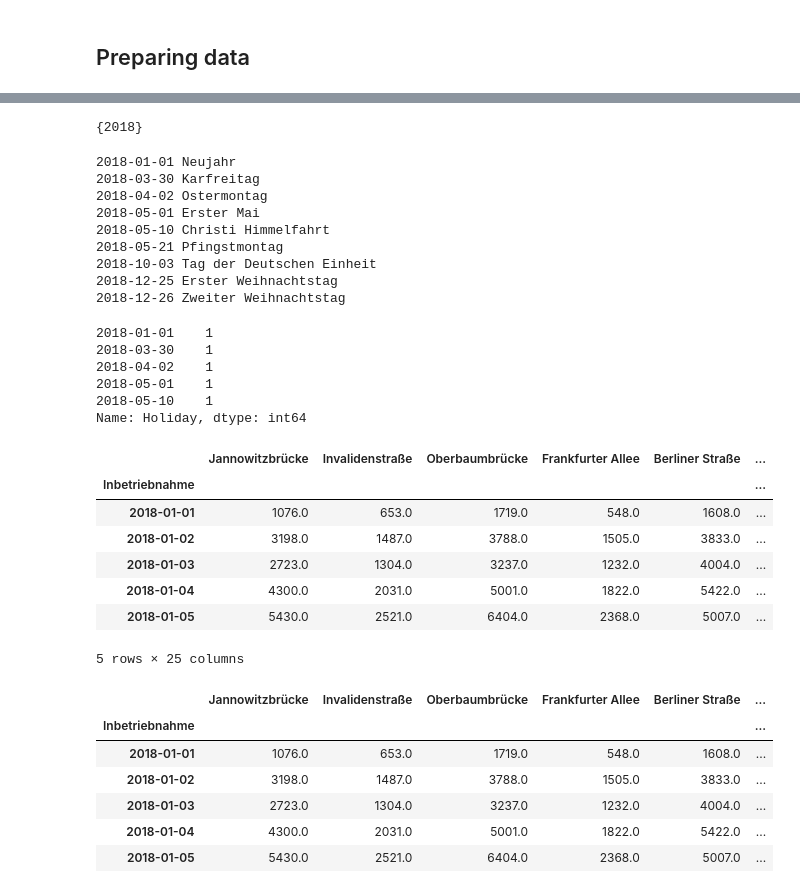
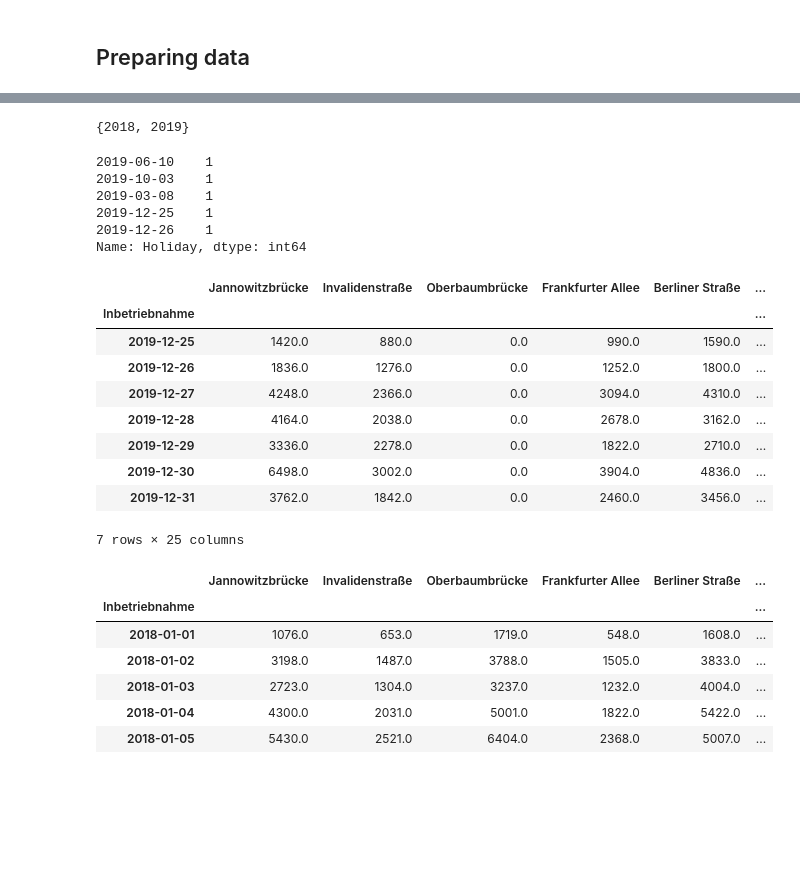
Before and after one commit to AntoniaBu/Cycling-traffic-volume-Berlin, a Jupyter notebook: Bicycles2020.ipynb, the cells around one changed output, grey strips where cells are left out. Saved outputs shown, nothing was run; the diff lists cells and outputs as text; code cells hidden in the pictures; blank space fills up the shorter version.

Commit message:
Add data for 2019

```diff
--- a/Bicycles2020.ipynb
+++ b/Bicycles2020.ipynb
@@ -7,8 +7,8 @@
 from pathlib import Path
 import os
 
-data_dir = str(Path.home()) + r'\tubCloud2\Master\Radverkehr_Berlin'
+data_dir = str(Path.home()) + r'\tubCloud2\Master\Git\Cycling_traffic_volume_Berlin'
 # %%
 import pandas as pd
-
-counts = pd.read_csv(os.path.join(data_dir, r'Bicycle_volume2018.csv'), delimiter=';', index_col=0, parse_dates=True)
+# load data
+counts2018 = pd.read_csv(os.path.join(data_dir, r'Bicycle_volume2018.csv'), delimiter=';', index_col=0, parse_dates=True)
@@ -25,0 +15,3 @@ counts.head()
+# %%
+# load more data
+counts2019 = pd.read_csv(os.path.join(data_dir, r'Bicycle_volume2019.csv'), delimiter=';', index_col=0, parse_dates=True)
@@ -26,3 +30,7 @@ counts.head()
+# %%
+# concatenate 2018 and 2019 data
+counts = pd.concat([counts2018, counts2019])
+#counts.tail()
 # %%
 counts.shape
 #counts.columns[3]
@@ -106,34 +100,26 @@ from datetime import date
 import holidays
 
 berlin_holidays = holidays.CountryHoliday('DE', prov='BE')
+# use holidays only for 2018 and 2019
 date(2018, 1, 1) in berlin_holidays
+date(2019, 1, 1) in berlin_holidays
 print(berlin_holidays.years)
 # %% [output]
-{2018}
+{2018, 2019}
 # %%
-for date, name in sorted(holidays.DE(prov='BE', years=2018).items()):
-    print(date, name)
+# for date, name in sorted(holidays.DE(prov='BE', years=[2018,2019]).items()):
+#      print(date, name)
-# %% [output]
-2018-01-01 Neujahr
-2018-03-30 Karfreitag
-2018-04-02 Ostermontag
-2018-05-01 Erster Mai
-2018-05-10 Christi Himmelfahrt
-2018-05-21 Pfingstmontag
-2018-10-03 Tag der Deutschen Einheit
-2018-12-25 Erster Weihnachtstag
-2018-12-26 Zweiter Weihnachtstag
 # %%
 # construct series object with column name 'holiday'
 # contains the date for each holiday as index
 holidays_series = pd.Series(1, index=berlin_holidays, name='Holiday')
-holidays_series.head()
+holidays_series.tail()
 # %% [output]
-2018-01-01    1
-2018-03-30    1
-2018-04-02    1
-2018-05-01    1
-2018-05-10    1
+2019-06-10    1
+2019-10-03    1
+2019-03-08    1
+2019-12-25    1
+2019-12-26    1
 Name: Holiday, dtype: int64
 # %%
 # append holiday column
@@ -141,16 +127,18 @@ daily_counts = daily_counts.join(holidays_series)
 # %%
 # fill the NaN values in place (directly changed, not copied)
 daily_counts['Holiday'].fillna(0, inplace=True)
-daily_counts.head()
+daily_counts.tail(7)
 # %% [output]
 |  | Jannowitzbrücke | Invalidenstraße | Oberbaumbrücke | Frankfurter Allee | Berliner Straße | ... |
 | Inbetriebnahme |  |  |  |  |  | ... |
-| 2018-01-01 | 1076.0 | 653.0 | 1719.0 | 548.0 | 1608.0 | ... |
-| 2018-01-02 | 3198.0 | 1487.0 | 3788.0 | 1505.0 | 3833.0 | ... |
-| 2018-01-03 | 2723.0 | 1304.0 | 3237.0 | 1232.0 | 4004.0 | ... |
-| 2018-01-04 | 4300.0 | 2031.0 | 5001.0 | 1822.0 | 5422.0 | ... |
-| 2018-01-05 | 5430.0 | 2521.0 | 6404.0 | 2368.0 | 5007.0 | ... |
+| 2019-12-25 | 1420.0 | 880.0 | 0.0 | 990.0 | 1590.0 | ... |
+| 2019-12-26 | 1836.0 | 1276.0 | 0.0 | 1252.0 | 1800.0 | ... |
+| 2019-12-27 | 4248.0 | 2366.0 | 0.0 | 3094.0 | 4310.0 | ... |
+| 2019-12-28 | 4164.0 | 2038.0 | 0.0 | 2678.0 | 3162.0 | ... |
+| 2019-12-29 | 3336.0 | 2278.0 | 0.0 | 1822.0 | 2710.0 | ... |
+| 2019-12-30 | 6498.0 | 3002.0 | 0.0 | 3904.0 | 4836.0 | ... |
+| 2019-12-31 | 3762.0 | 1842.0 | 0.0 | 2460.0 | 3456.0 | ... |
-5 rows × 25 columns
+7 rows × 25 columns
 # %%
 # assumption 3: hours of daylight affect number of bicycle rides
 import numpy as np
```
Also changed, not shown: parts of 9 cells of this notebook.
